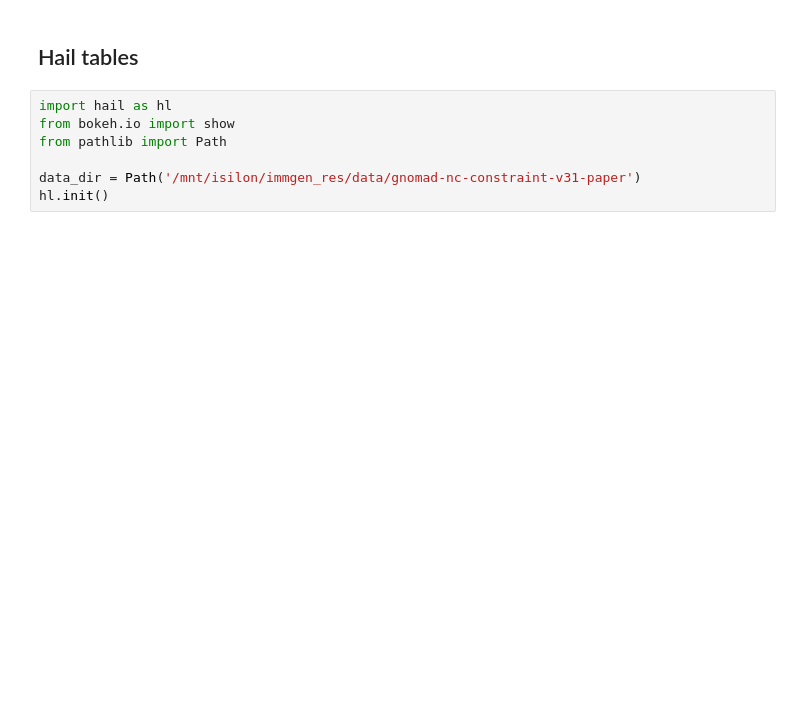
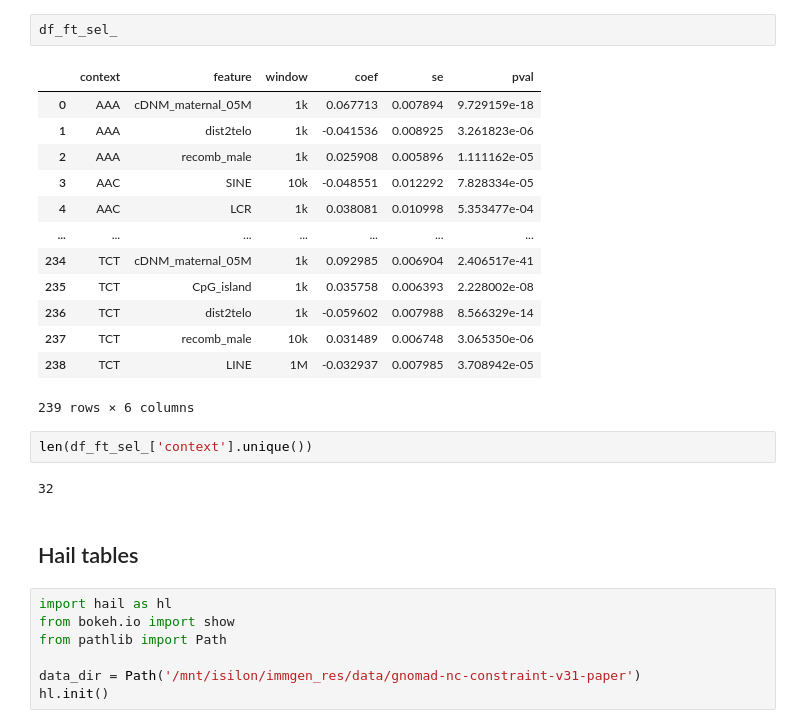
Before and after one commit to haedong31/gnomad-nc-constraint, a Jupyter notebook: data_eda.ipynb, the cells around one changed output. Drawn from its saved outputs; the diff is of its cells as text; blank space fills up the shorter version.

```diff
--- a/data_eda.ipynb
+++ b/data_eda.ipynb
@@ -46,3 +84,23 @@ mu_tbls_comb
+# %%
+df_ft_sel_
+# %% [output]
+|  | context | feature | window | coef | se | pval |
+| 0 | AAA | cDNM_maternal_05M | 1k | 0.067713 | 0.007894 | 9.729159e-18 |
+| 1 | AAA | dist2telo | 1k | -0.041536 | 0.008925 | 3.261823e-06 |
+| 2 | AAA | recomb_male | 1k | 0.025908 | 0.005896 | 1.111162e-05 |
+| 3 | AAC | SINE | 10k | -0.048551 | 0.012292 | 7.828334e-05 |
+| 4 | AAC | LCR | 1k | 0.038081 | 0.010998 | 5.353477e-04 |
+| ... | ... | ... | ... | ... | ... | ... |
+| 234 | TCT | cDNM_maternal_05M | 1k | 0.092985 | 0.006904 | 2.406517e-41 |
+| 235 | TCT | CpG_island | 1k | 0.035758 | 0.006393 | 2.228002e-08 |
+| 236 | TCT | dist2telo | 1k | -0.059602 | 0.007988 | 8.566329e-14 |
+| 237 | TCT | recomb_male | 10k | 0.031489 | 0.006748 | 3.065350e-06 |
+| 238 | TCT | LINE | 1M | -0.032937 | 0.007985 | 3.708942e-05 |
+239 rows × 6 columns
+# %%
+len(df_ft_sel_['context'].unique())
+# %% [output]
+32
 # %% [markdown]
 ## Hail tables
 # %%
```
Also changed, not shown: parts of 25 cells of this notebook, 1 other file.
